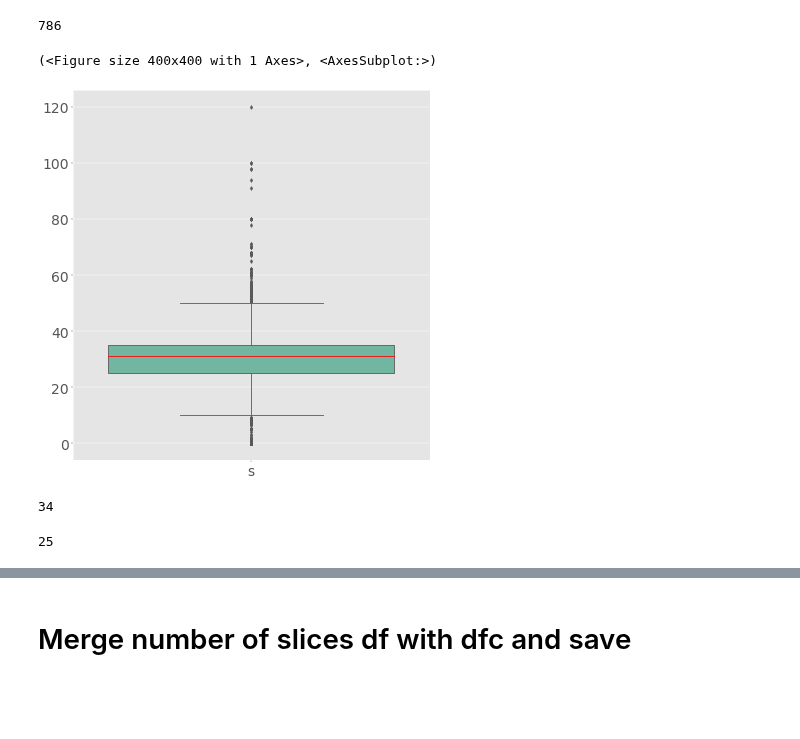
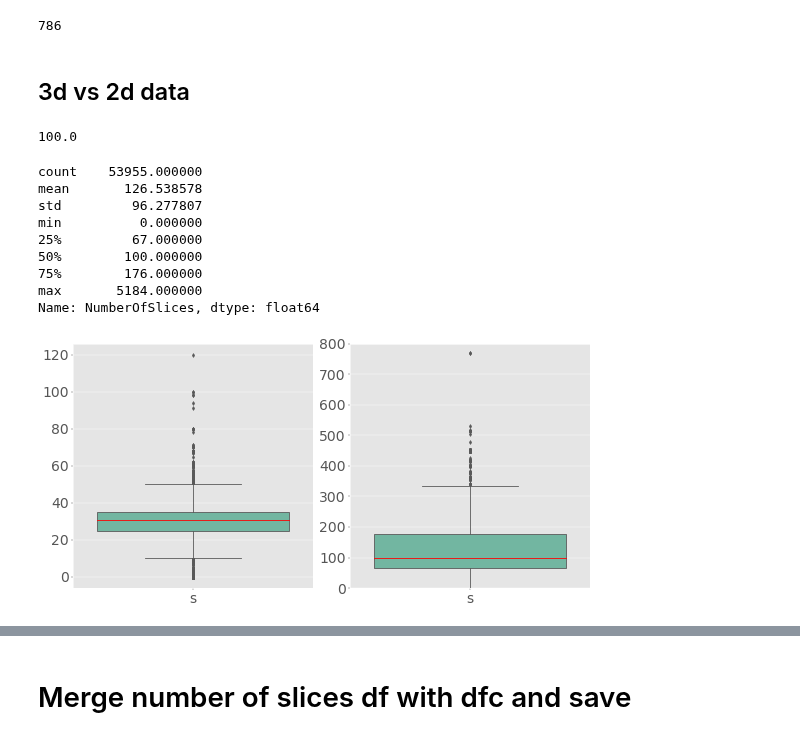
Before and after one commit to Kiril94/Thesis, a Jupyter notebook: cobra/ds_notebooks/t1_pos_control.ipynb, the cells around one changed output, grey strips where cells are left out. Drawn from its saved outputs; the diff is of its cells as text; code cells hidden in the pictures; blank space fills up the shorter version.

```diff
--- a/cobra/ds_notebooks/t1_pos_control.ipynb
+++ b/cobra/ds_notebooks/t1_pos_control.ipynb
@@ -40,6 +33,8 @@ df_volume_dir = pd.read_csv(join(table_dir, 'series_directories.csv'))
 volume_dir_dic = pd.Series(
     df_volume_dir.Directory.values, index=df_volume_dir.SeriesInstanceUID)\
         .to_dict()
+# %% [markdown]
+## 3d vs 2d data
 # %%
 df_3d = dfc[dfc.MRAcquisitionType=='3D']
 df_2d = dfc[dfc.MRAcquisitionType=='2D']
@@ -48,11 +43,26 @@ from scipy import stats
 x = df_3d.NumberOfSlices
 df_3d_rm_outliers = df_3d[x.between(x.quantile(.5), x.quantile(.95))]
 nos_3d_min = df_3d_rm_outliers.NumberOfSlices.min()
+print(nos_3d_min)
+# %% [output]
+100.0
-# %%
-svis.create_boxplot(np.array(df_2d.NumberOfSlices), data_labels=['s'])
-# %% [output]
-(<Figure size 400x400 with 1 Axes>, <AxesSubplot:>)
-[figure, removed]
+# %%
+fig, ax = plt.subplots(1,2, figsize=(14,7) )
+svis.create_boxplot(np.array(df_2d.NumberOfSlices), data_labels=['s'], fig=fig, ax=ax[0])
+svis.create_boxplot(np.array(df_3d.NumberOfSlices), data_labels=['s'], fig=fig, ax=ax[1],
+    kwargs={'yrange':(0,800)})
+df_3d.NumberOfSlices.describe()
+# %% [output]
+count    53955.000000
+mean       126.538578
+std         96.277807
+min          0.000000
+25%         67.000000
+50%        100.000000
+75%        176.000000
+max       5184.000000
+Name: NumberOfSlices, dtype: float64
+[figure, added]
 # %%
 # Lists of relevant patients
 ls_t1_pp = np.loadtxt("D:\Thesis\Cobra\cobra\data\patient_groups\\t1_pre_post.txt", dtype=str)
@@ -71,8 +78,0 @@ df_pp_all = df[df.PatientID.isin(ls_t1_pp)]
-# %%
-up(df_pp_all)
-# %% [output]
-34
-# %%
-up(df_pp[df_pp.days_since_test>-3])
-# %% [output]
-25
```
Also changed, not shown: parts of 16 cells of this notebook.
